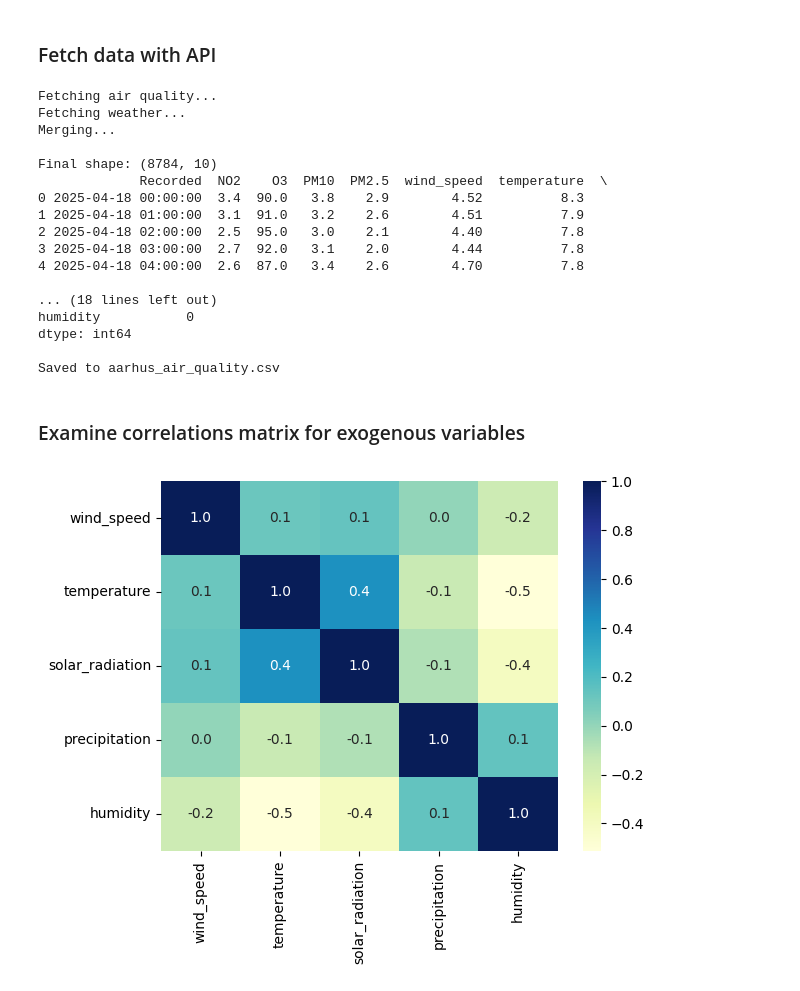
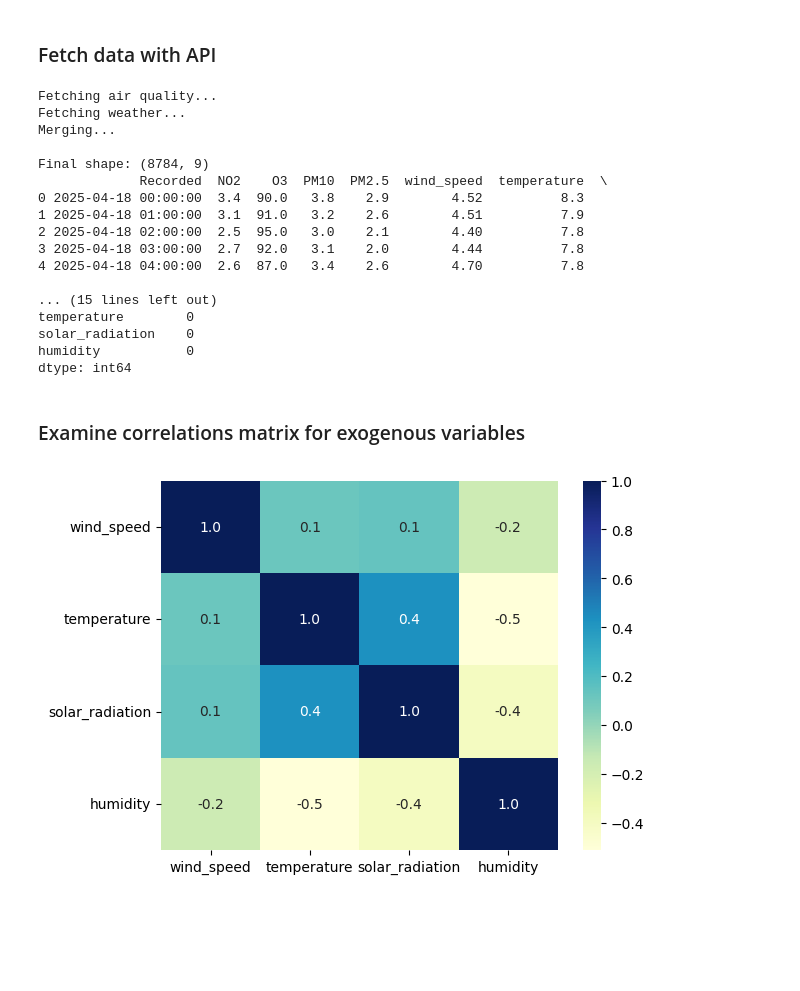
Before and after one commit to louisebphansen/air-quality-forecasting, a Jupyter notebook: nbs/exogenous_variables.ipynb, the cells around one changed output. Drawn from its saved outputs; the diff is of its cells as text; code cells hidden in the pictures; blank space fills up the shorter version.

```diff
--- a/nbs/exogenous_variables.ipynb
+++ b/nbs/exogenous_variables.ipynb
@@ -36,14 +36,14 @@ aq_df = pd.DataFrame({
     "PM2.5":    aq["hourly"]["pm2_5"],
 })
 
-# ── 2. Historical weather (wind, rain, temp, radiation) ──────────────────────
+# ── 2. Historical weather (wind, temp, radiation) ──────────────────────
 print("Fetching weather...")
 wx = requests.get(
     "https://archive-api.open-meteo.com/v1/archive",
     params={
         "latitude": LAT,
         "longitude": LON,
-        "hourly": "wind_speed_10m,wind_direction_10m,temperature_2m,shortwave_radiation,precipitation,relative_humidity_2m",
+        "hourly": "wind_speed_10m,wind_direction_10m,temperature_2m,shortwave_radiation,relative_humidity_2m",
         "wind_speed_unit": "ms",
         "start_date": START,
         "end_date": END,
@@ -56,7 +56,6 @@ wx_df = pd.DataFrame({
     "wind_speed":         wx["hourly"]["wind_speed_10m"],
     "temperature":        wx["hourly"]["temperature_2m"],
     "solar_radiation":    wx["hourly"]["shortwave_radiation"],
-    "precipitation":      wx["hourly"]["precipitation"],
     "humidity":           wx["hourly"]["relative_humidity_2m"],
 
 })
@@ -75,7 +74,7 @@ Fetching air quality...
 Fetching weather...
 Merging...
 
-Final shape: (8784, 10)
+Final shape: (8784, 9)
              Recorded  NO2    O3  PM10  PM2.5  wind_speed  temperature  \
 0 2025-04-18 00:00:00  3.4  90.0   3.8    2.9        4.52          8.3
 1 2025-04-18 01:00:00  3.1  91.0   3.2    2.6        4.51          7.9
@@ -83,32 +82,31 @@ Final shape: (8784, 10)
 3 2025-04-18 03:00:00  2.7  92.0   3.1    2.0        4.44          7.8
 4 2025-04-18 04:00:00  2.6  87.0   3.4    2.6        4.70          7.8
 
-... (18 lines left out)
+... (15 lines left out)
+temperature        0
+solar_radiation    0
 humidity           0
 dtype: int64
-
-Saved to aarhus_air_quality.csv
 # %% [markdown]
 ### Examine correlations matrix for exogenous variables
 # %%
 def difference_exog(df, exog_cols, m):
     df_diff = df[exog_cols].copy()
 
     for col in exog_cols:
         df_diff[col] = df[col] - df[col].shift(m)        # seasonal diff
         df_diff[col] = df_diff[col] - df_diff[col].shift(1)  # first diff on top
 
     return df_diff.dropna()
 
-#df['solar_radiation_bc'], lambda_ = boxcox(df['solar_radiation'] + 1)
-exg_columns = ['wind_speed', 'temperature', 'solar_radiation', 'precipitation', 'humidity']
+exg_columns = ['wind_speed', 'temperature', 'solar_radiation', 'humidity']
 df_diff = difference_exog(df, exg_columns, m=24)
 
 co_mtx = df_diff.corr()
 sns.heatmap(co_mtx, cmap="YlGnBu", annot=True, fmt=".1f")
 plt.show()
 # %% [output]
-[figure, old version]
+[figure, new version]
 # %%
 def plot_scatter_matrix(df_diff, exog_cols, save_path):
 
```
Also changed, not shown: parts of 1 cell of this notebook.
